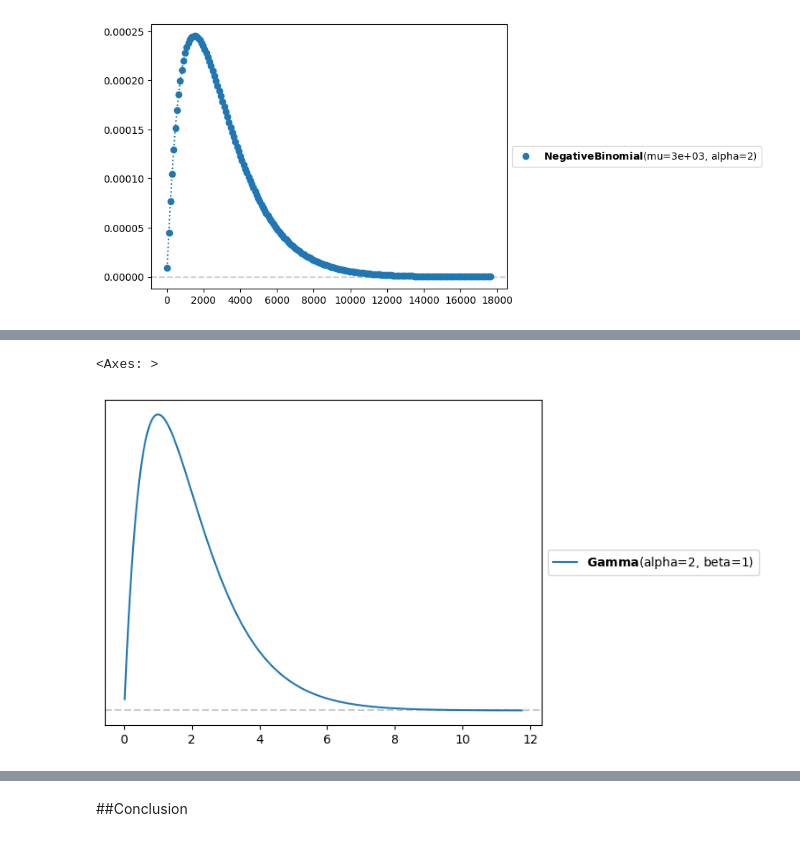
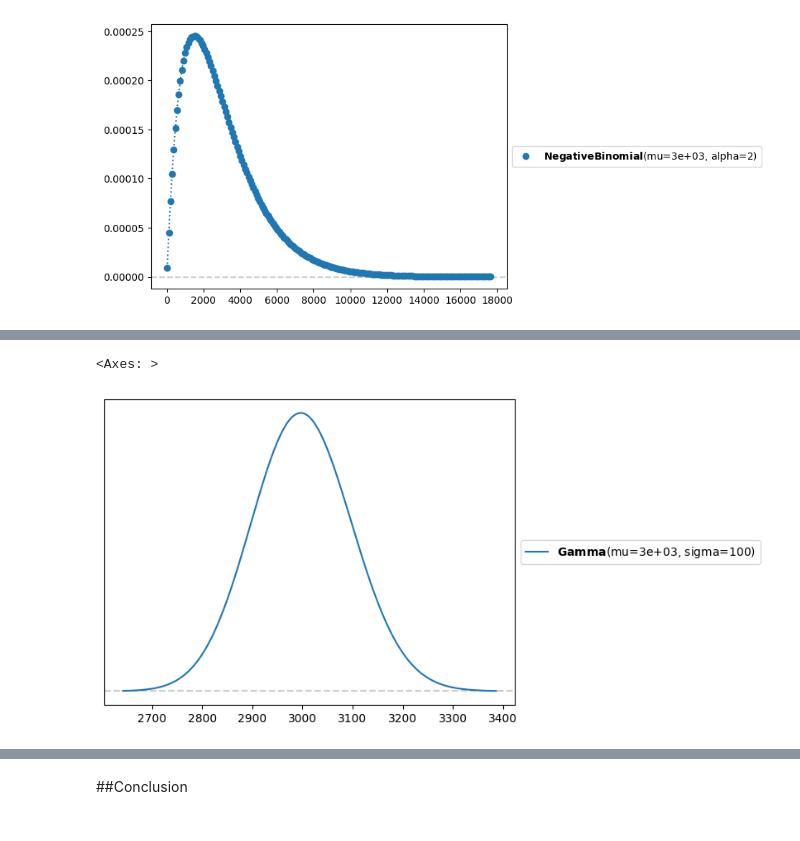
Before and after one commit to rylan-berry/DataScienceExercises2025-2026, a Jupyter notebook: RylaBerrU3proj.ipynb, the cells around one changed output, grey strips where cells are left out. Drawn from its saved outputs; the diff is of its cells as text; code cells hidden in the pictures.

```diff
--- a/RylaBerrU3proj.ipynb
+++ b/RylaBerrU3proj.ipynb
@@ -125,6 +119,6 @@ pz.Gamma(alpha = 3000, beta = 1).plot_pdf()
-# %%
-pz.Gamma(alpha = 2, beta = 1).plot_pdf()
-#Prior for the alpha
-# %% [output]
-<Axes: >
-[figure, removed]
+# %%
+#Likelyhood 2
+pz.Gamma(mu = 3000, sigma = 100).plot_pdf()
+# %% [output]
+<Axes: >
+[figure, added]
```
Also changed, not shown: parts of 17 cells of this notebook.
